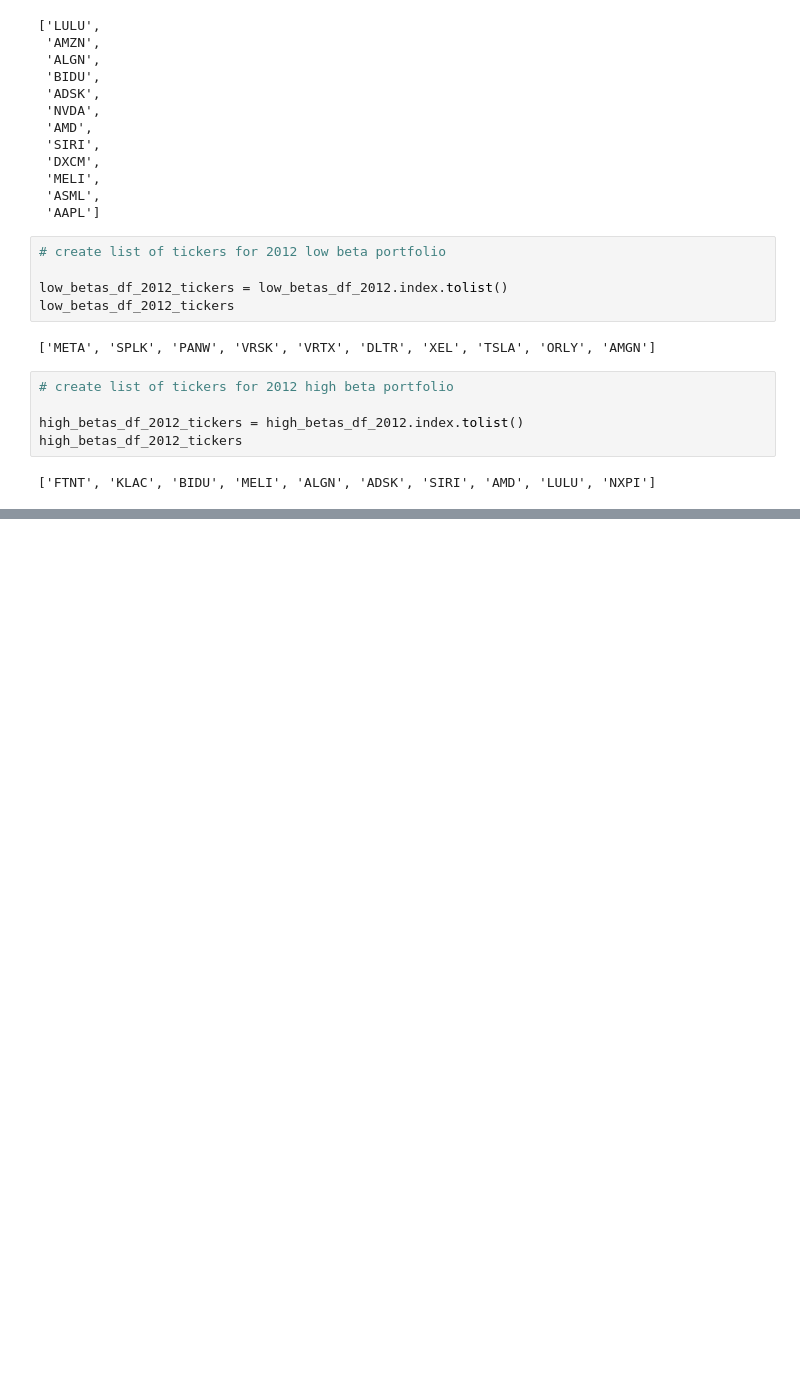
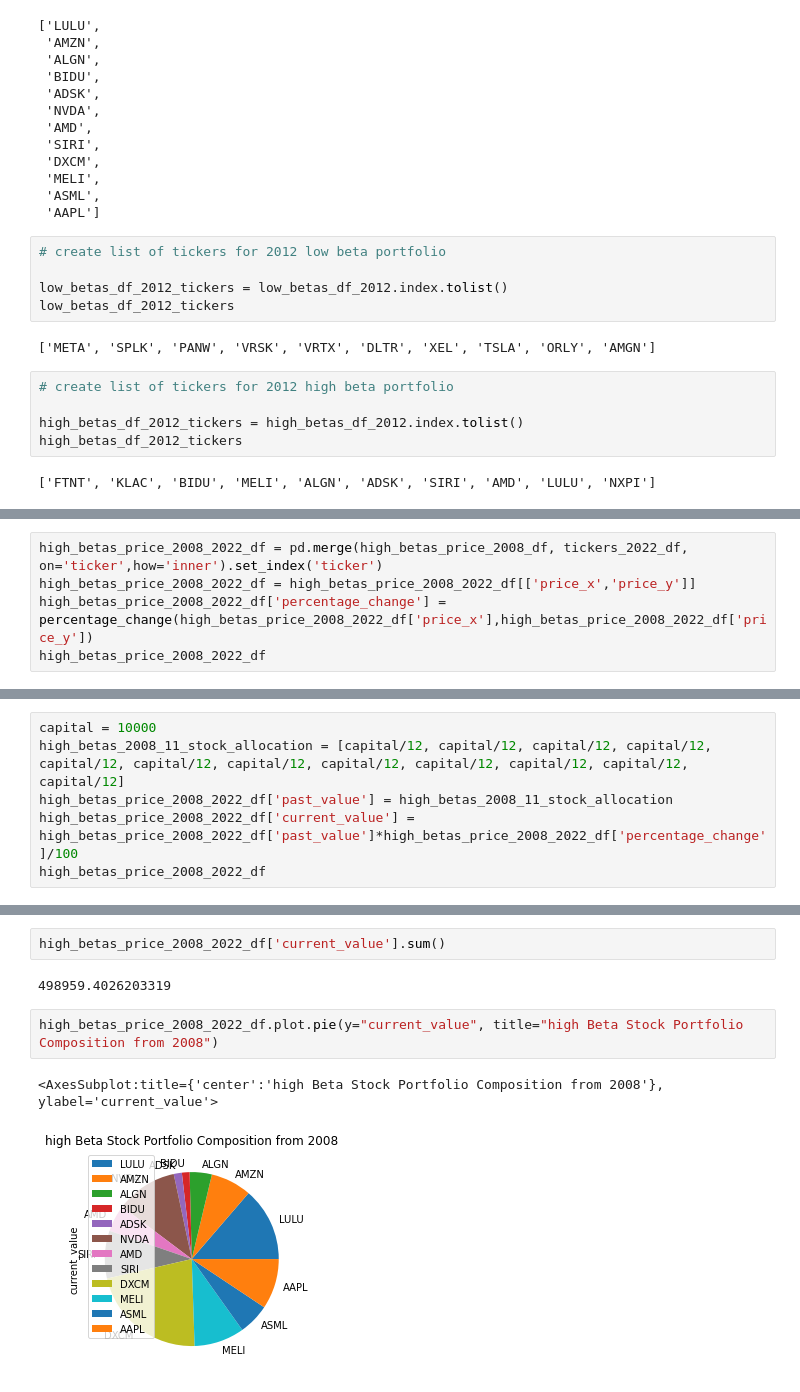
Before and after one commit to jtran1412/Bootcamp-Project-1, a Jupyter notebook: group_project_1.ipynb, the cells around one changed output, grey strips where cells are left out. Saved outputs shown, nothing was run; the diff lists cells and outputs as text; blank space fills up the shorter version.

```diff
--- a/group_project_1.ipynb
+++ b/group_project_1.ipynb
@@ -343,0 +527,5 @@ display(df)
+# %%
+high_betas_price_2008_2022_df = pd.merge(high_betas_price_2008_df, tickers_2022_df, on='ticker',how='inner').set_index('ticker')
+high_betas_price_2008_2022_df = high_betas_price_2008_2022_df[['price_x','price_y']]
+high_betas_price_2008_2022_df['percentage_change'] = percentage_change(high_betas_price_2008_2022_df['price_x'],high_betas_price_2008_2022_df['price_y'])
+high_betas_price_2008_2022_df
@@ -343,0 +547,6 @@ display(df)
+# %%
+capital = 10000
+high_betas_2008_11_stock_allocation = [capital/12, capital/12, capital/12, capital/12, capital/12, capital/12, capital/12, capital/12, capital/12, capital/12, capital/12, capital/12]
+high_betas_price_2008_2022_df['past_value'] = high_betas_2008_11_stock_allocation
+high_betas_price_2008_2022_df['current_value'] = high_betas_price_2008_2022_df['past_value']*high_betas_price_2008_2022_df['percentage_change']/100
+high_betas_price_2008_2022_df
@@ -343,0 +568,9 @@ display(df)
+# %%
+high_betas_price_2008_2022_df['current_value'].sum()
+# %% [output]
+498959.4026203319
+# %%
+high_betas_price_2008_2022_df.plot.pie(y="current_value", title="high Beta Stock Portfolio Composition from 2008")
+# %% [output]
+<AxesSubplot:title={'center':'high Beta Stock Portfolio Composition from 2008'}, ylabel='current_value'>
+[figure, added]
```
Also changed, not shown: parts of 41 cells of this notebook.
